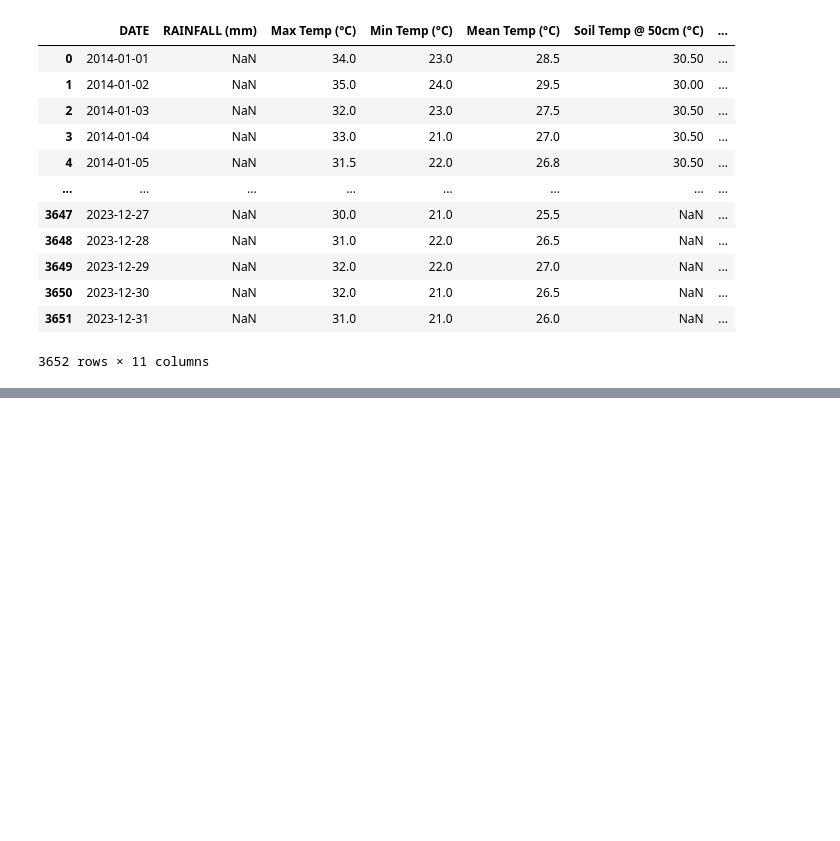
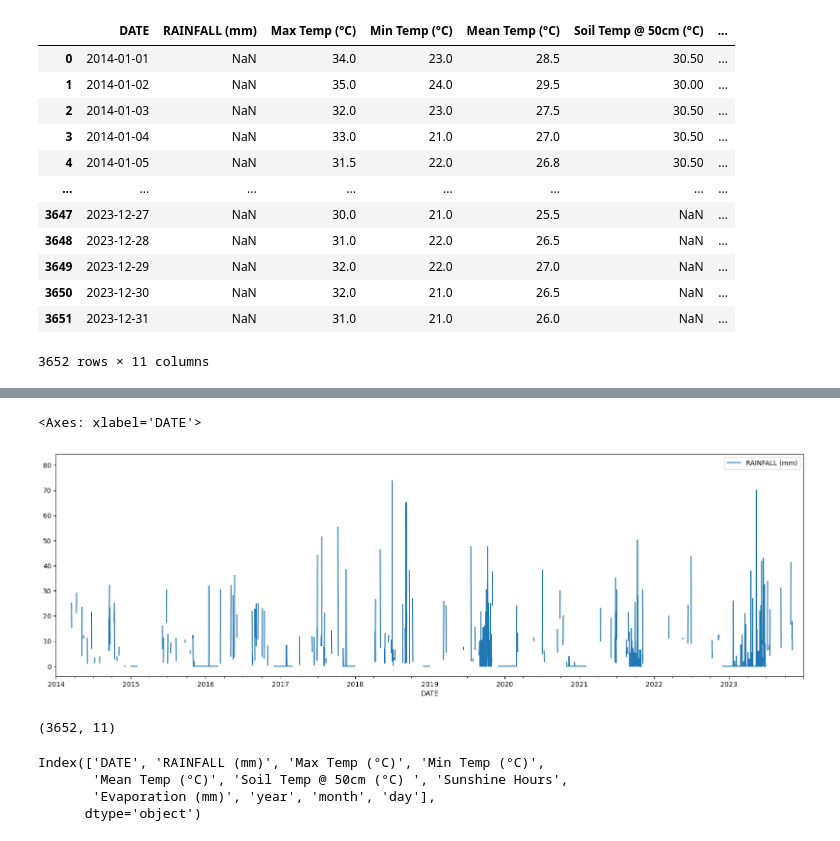
Before and after one commit to Kennyvic/weather-forecast-project, a Jupyter notebook: note1.ipynb, the cells around one changed output, grey strips where cells are left out. Drawn from its saved outputs; the diff is of its cells as text; code cells hidden in the pictures; blank space fills up the shorter version.

```diff
--- a/note1.ipynb
+++ b/note1.ipynb
@@ -49,0 +70,18 @@ data
+# %%
+data['RAINFALL (mm)'] = pd.to_numeric(data['RAINFALL (mm)'], errors='coerce')
+data.plot(x='DATE', y='RAINFALL (mm)', figsize=(20,6))
+# %% [output]
+<Axes: xlabel='DATE'>
+[figure, added]
+# %%
+#check data shape
+(data.shape)
+# %% [output]
+(3652, 11)
+# %%
+(data.columns)
+# %% [output]
+Index(['DATE', 'RAINFALL (mm)', 'Max Temp (°C)', 'Min Temp (°C)',
+       'Mean Temp (°C)', 'Soil Temp @ 50cm (°C) ', 'Sunshine Hours',
+       'Evaporation (mm)', 'year', 'month', 'day'],
+      dtype='object')
```
Also changed, not shown: parts of 4 cells of this notebook.
